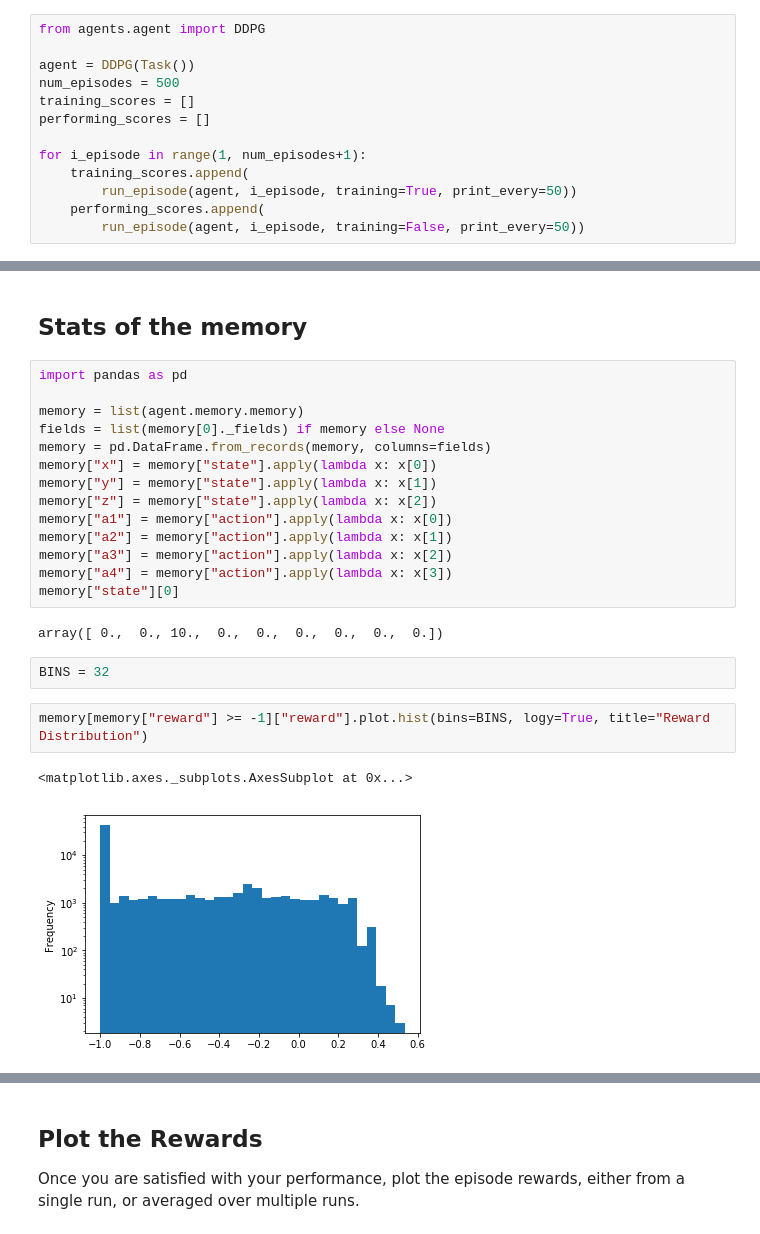
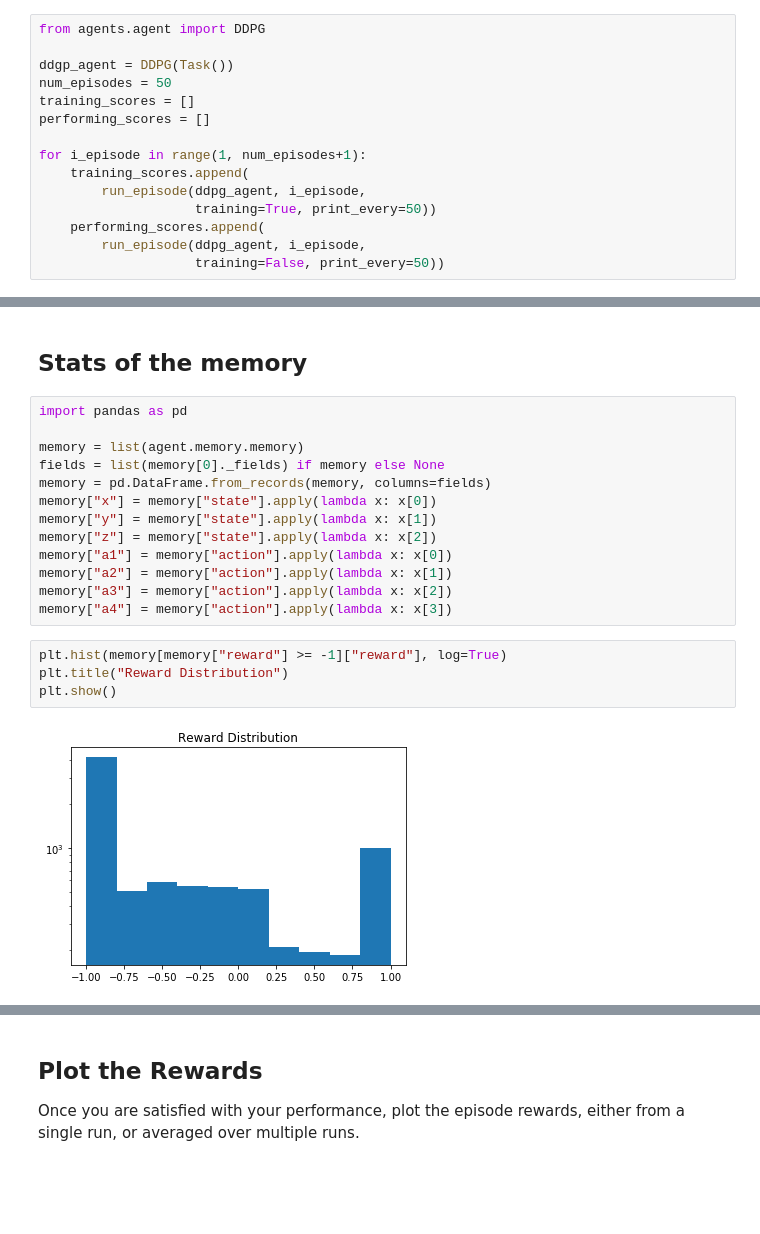
Before and after one commit to ShadowGiraffe/MLND-submission, a Jupyter notebook: quadcopter/Quadcopter_Project.ipynb, the cells around one changed output, grey strips where cells are left out. Cells and saved outputs as stored; diff of their text form; blank space fills up the shorter version.

Commit message:
Use Matplotlib instead of df.plot to customize plots.

```diff
--- a/quadcopter/Quadcopter_Project.ipynb
+++ b/quadcopter/Quadcopter_Project.ipynb
@@ -227,14 +223,16 @@ def print_stats(i_episode, training, print_every, actions, state):
 # %%
 from agents.agent import DDPG
 
-agent = DDPG(Task())
-num_episodes = 500
+ddgp_agent = DDPG(Task())
+num_episodes = 50
 training_scores = []
 performing_scores = []
 
 for i_episode in range(1, num_episodes+1):
     training_scores.append(
-        run_episode(agent, i_episode, training=True, print_every=50))
+        run_episode(ddpg_agent, i_episode,
+                    training=True, print_every=50))
     performing_scores.append(
-        run_episode(agent, i_episode, training=False, print_every=50))
+        run_episode(ddpg_agent, i_episode,
+                    training=False, print_every=50))
 # %% [output]
@@ -280,13 +262,9 @@ memory["a1"] = memory["action"].apply(lambda x: x[0])
 memory["a2"] = memory["action"].apply(lambda x: x[1])
 memory["a3"] = memory["action"].apply(lambda x: x[2])
 memory["a4"] = memory["action"].apply(lambda x: x[3])
-memory["state"][0]
-# %% [output]
-array([ 0.,  0., 10.,  0.,  0.,  0.,  0.,  0.,  0.])
-# %%
-BINS = 32
 # %%
-memory[memory["reward"] >= -1]["reward"].plot.hist(bins=BINS, logy=True, title="Reward Distribution")
+plt.hist(memory[memory["reward"] >= -1]["reward"], log=True)
+plt.title("Reward Distribution")
+plt.show()
 # %% [output]
-<matplotlib.axes._subplots.AxesSubplot at 0x...>
-[figure, old version]
+[figure, new version]
```
Also changed, not shown: parts of 17 cells of this notebook.
